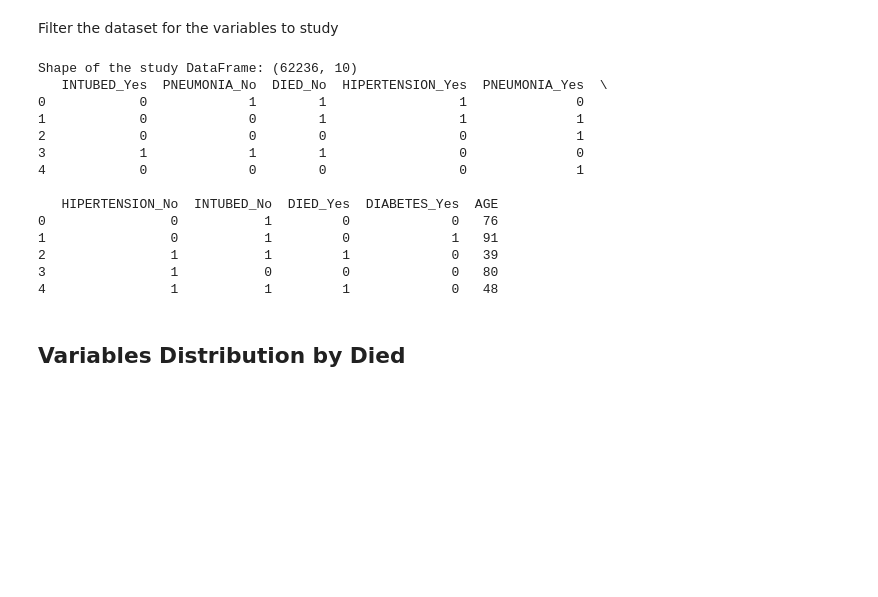
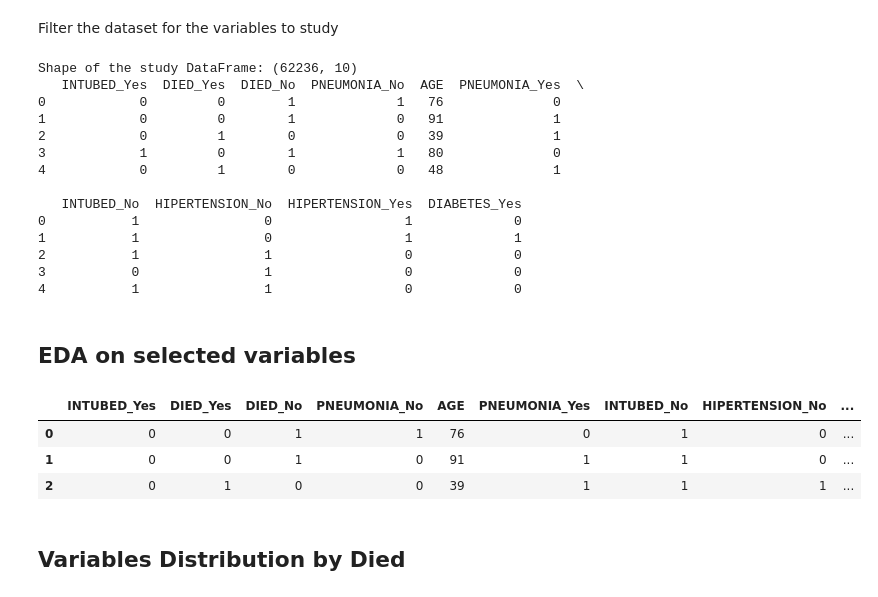
Before and after one commit to cniblock/milestone-covid-19-study, a Jupyter notebook: jupyter_notebooks/02 - COVID-19 Study.ipynb, the cells around one changed output. Cells and saved outputs as stored; diff of their text form; code cells hidden in the pictures; blank space fills up the shorter version.

Commit message:
add EDA on variables

```diff
--- a/jupyter_notebooks/02 - COVID-19 Study.ipynb
+++ b/jupyter_notebooks/02 - COVID-19 Study.ipynb
@@ -213,7 +161,7 @@ Name: DIED_Yes, dtype: float64
 Combine top variables from both methods
 # %%
 top_n = 9
-top_vars = set(corr_pearson[:top_n].index.to_list() + corr_spearman[:top_n].index.to_list())
+top_vars = set(corr_pearson[:top_n].index.to_list() + corr_spearman_all[:top_n].index.to_list())
 print("Variables to study:")
 print(top_vars)
 # %% [output]
@@ -240,19 +188,29 @@ print("Shape of the study DataFrame:", df_study.shape)
 print(df_study.head())
 # %% [output]
 Shape of the study DataFrame: (62236, 10)
-   INTUBED_Yes  PNEUMONIA_No  DIED_No  HIPERTENSION_Yes  PNEUMONIA_Yes  \
-0            0             1        1                 1              0
-1            0             0        1                 1              1
-2            0             0        0                 0              1
-3            1             1        1                 0              0
-4            0             0        0                 0              1
+   INTUBED_Yes  DIED_Yes  DIED_No  PNEUMONIA_No  AGE  PNEUMONIA_Yes  \
+0            0         0        1             1   76              0
+1            0         0        1             0   91              1
+2            0         1        0             0   39              1
+3            1         0        1             1   80              0
+4            0         1        0             0   48              1
 
-   HIPERTENSION_No  INTUBED_No  DIED_Yes  DIABETES_Yes  AGE
-0                0           1         0             0   76
-1                0           1         0             1   91
-2                1           1         1             0   39
-3                1           0         0             0   80
-4                1           1         1             0   48
+   INTUBED_No  HIPERTENSION_No  HIPERTENSION_Yes  DIABETES_Yes
+0           1                0                 1             0
+1           1                0                 1             1
+2           1                1                 0             0
+3           0                1                 0             0
+4           1                1                 0             0
+# %% [markdown]
+## EDA on selected variables
+# %%
+df_eda = df_study.filter(variables_to_study + ['DIED_Yes'])
+df_eda.head(3)
+# %% [output]
+|  | INTUBED_Yes | DIED_Yes | DIED_No | PNEUMONIA_No | AGE | PNEUMONIA_Yes | INTUBED_No | HIPERTENSION_No | ... |
+| 0 | 0 | 0 | 1 | 1 | 76 | 0 | 1 | 0 | ... |
+| 1 | 0 | 0 | 1 | 0 | 91 | 1 | 1 | 0 | ... |
+| 2 | 0 | 1 | 0 | 0 | 39 | 1 | 1 | 1 | ... |
 # %% [markdown]
 ## Variables Distribution by Died
 # %% [markdown]
```
Also changed, not shown: parts of 5 cells of this notebook.
